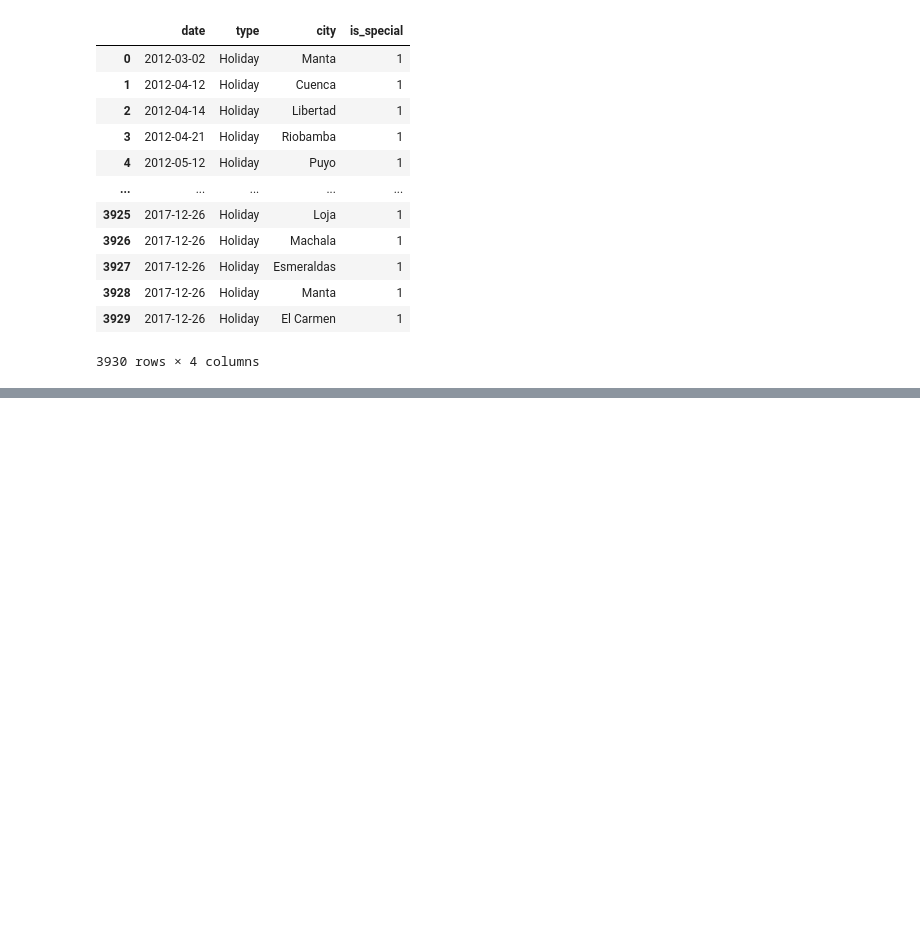
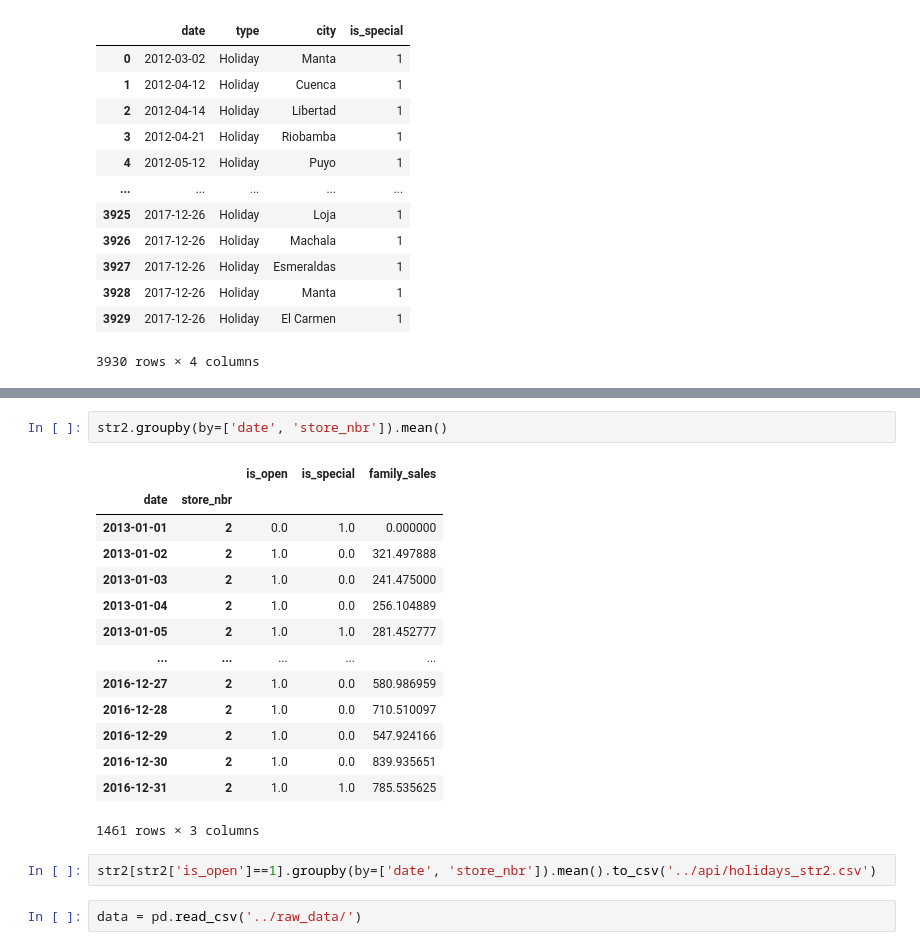
Before and after one commit to didine13/forecasting_for_sales, a Jupyter notebook: forecasting_for_sales/Untitled.ipynb, the cells around one changed output, grey strips where cells are left out. Cells and saved outputs as stored; diff of their text form; blank space fills up the shorter version.

```diff
--- a/forecasting_for_sales/Untitled.ipynb
+++ b/forecasting_for_sales/Untitled.ipynb
@@ -106,0 +110,21 @@ str2[str2['is_open']==1].groupby(by=['date', 'store_nbr']).mean()
+# %%
+str2.groupby(by=['date', 'store_nbr']).mean()
+# %% [output]
+|  |  | is_open | is_special | family_sales |
+| date | store_nbr |  |  |  |
+| 2013-01-01 | 2 | 0.0 | 1.0 | 0.000000 |
+| 2013-01-02 | 2 | 1.0 | 0.0 | 321.497888 |
+| 2013-01-03 | 2 | 1.0 | 0.0 | 241.475000 |
+| 2013-01-04 | 2 | 1.0 | 0.0 | 256.104889 |
+| 2013-01-05 | 2 | 1.0 | 1.0 | 281.452777 |
+| ... | ... | ... | ... | ... |
+| 2016-12-27 | 2 | 1.0 | 0.0 | 580.986959 |
+| 2016-12-28 | 2 | 1.0 | 0.0 | 710.510097 |
+| 2016-12-29 | 2 | 1.0 | 0.0 | 547.924166 |
+| 2016-12-30 | 2 | 1.0 | 0.0 | 839.935651 |
+| 2016-12-31 | 2 | 1.0 | 1.0 | 785.535625 |
+1461 rows × 3 columns
+# %%
+str2[str2['is_open']==1].groupby(by=['date', 'store_nbr']).mean().to_csv('../api/holidays_str2.csv')
+# %%
+data = pd.read_csv('../raw_data/')
```
Also changed, not shown: parts of 5 cells of this notebook, 1 other file.
